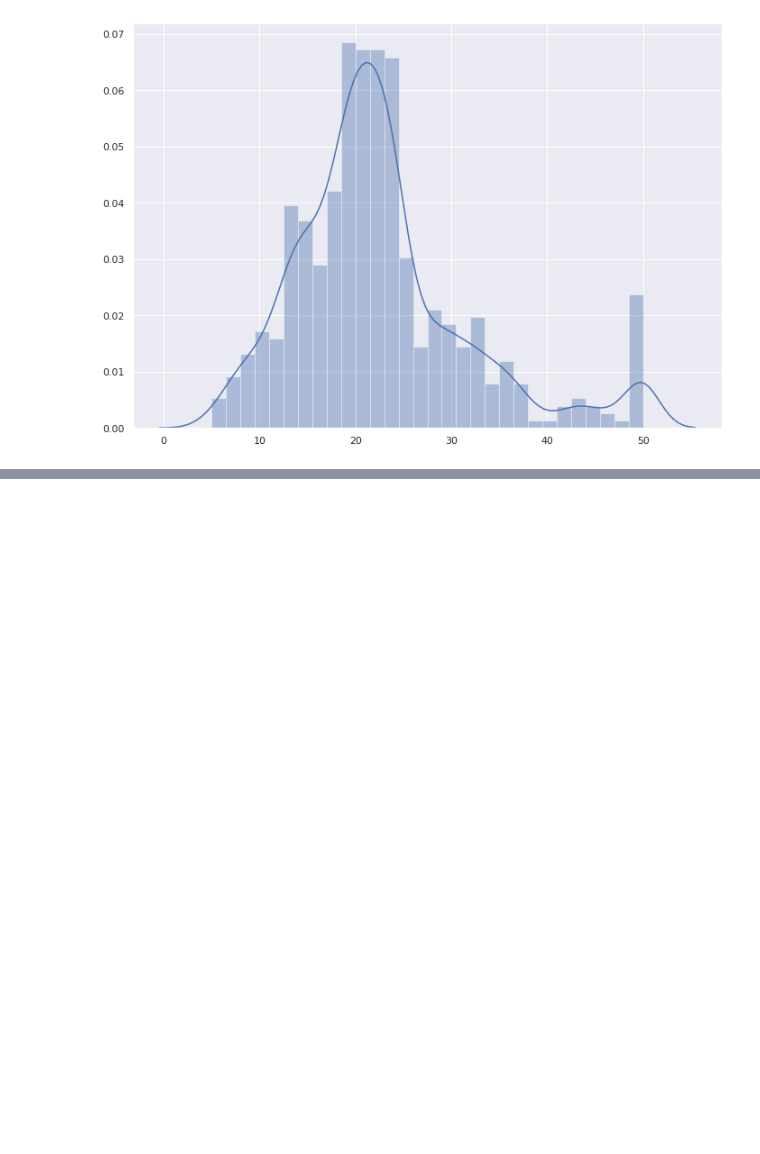
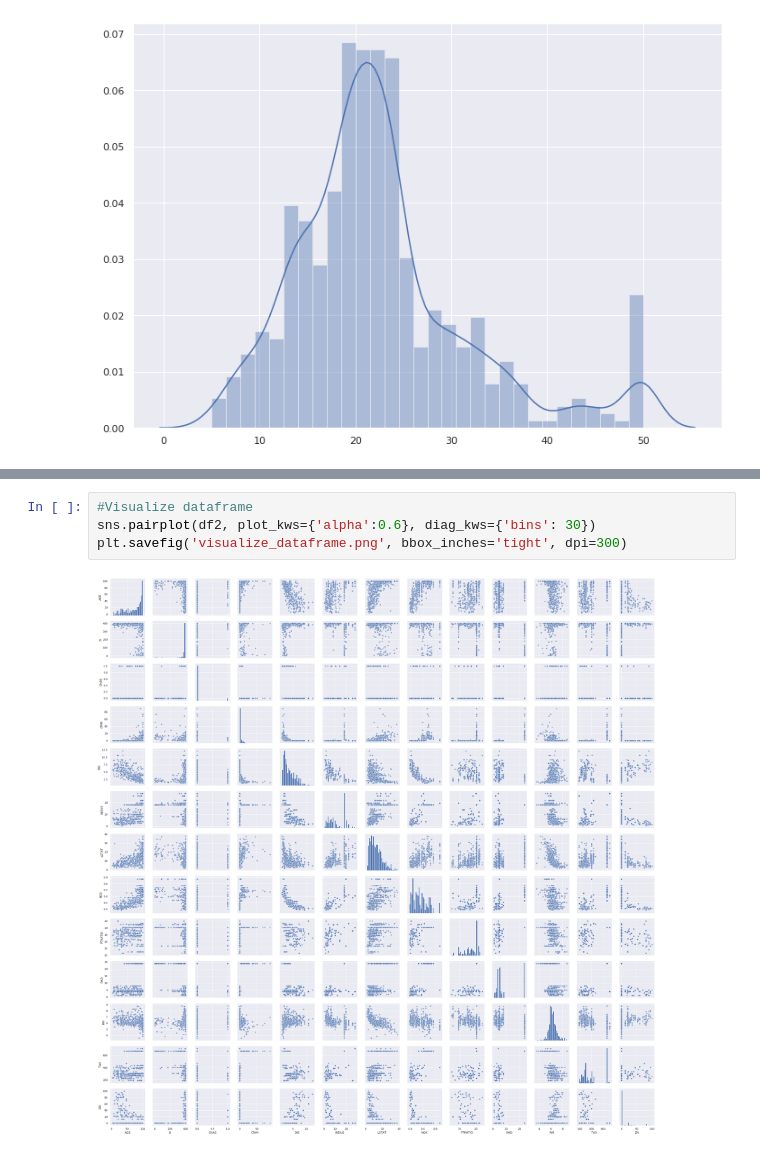
Before and after one commit to henry-sabogal/bioinformatics_project, a Jupyter notebook: LassoRegression.ipynb, the cells around one changed output, grey strips where cells are left out. Drawn from its saved outputs; the diff is of its cells as text; blank space fills up the shorter version.

```diff
--- a/LassoRegression.ipynb
+++ b/LassoRegression.ipynb
@@ -89,0 +108,6 @@ sns.heatmap(data=correlation_matrix, cmap='coolwarm', annot=True, linewidths=.2)
+# %%
+#Visualize dataframe
+sns.pairplot(df2, plot_kws={'alpha':0.6}, diag_kws={'bins': 30})
+plt.savefig('visualize_dataframe.png', bbox_inches='tight', dpi=300)
+# %% [output]
+[figure, added]
```
Also changed, not shown: parts of 2 cells of this notebook, 2 other files.
